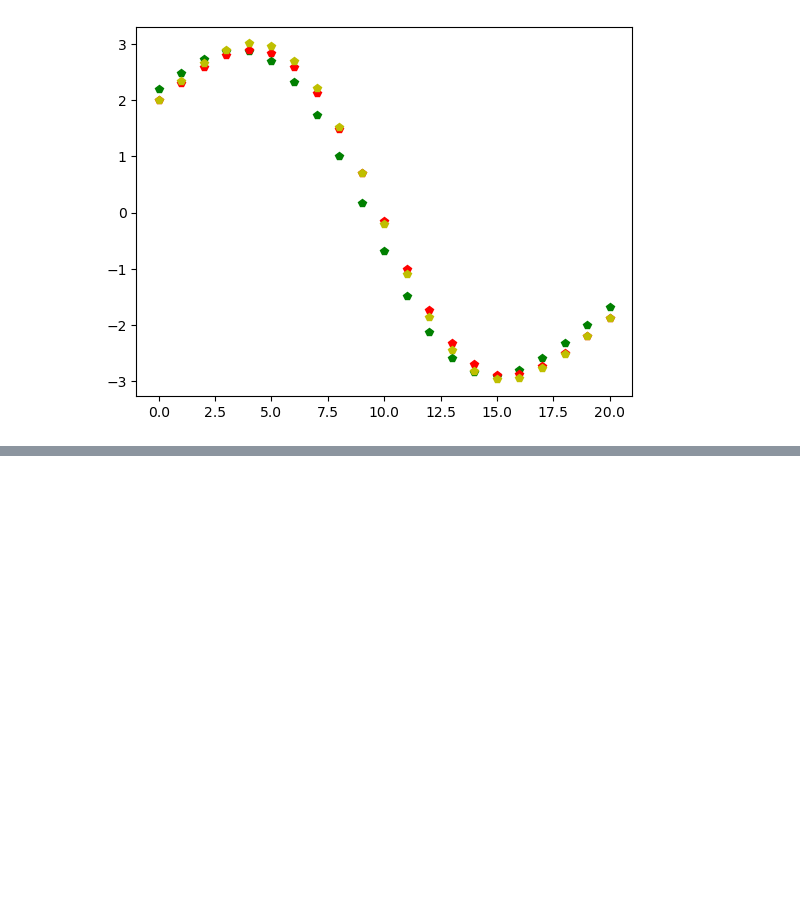
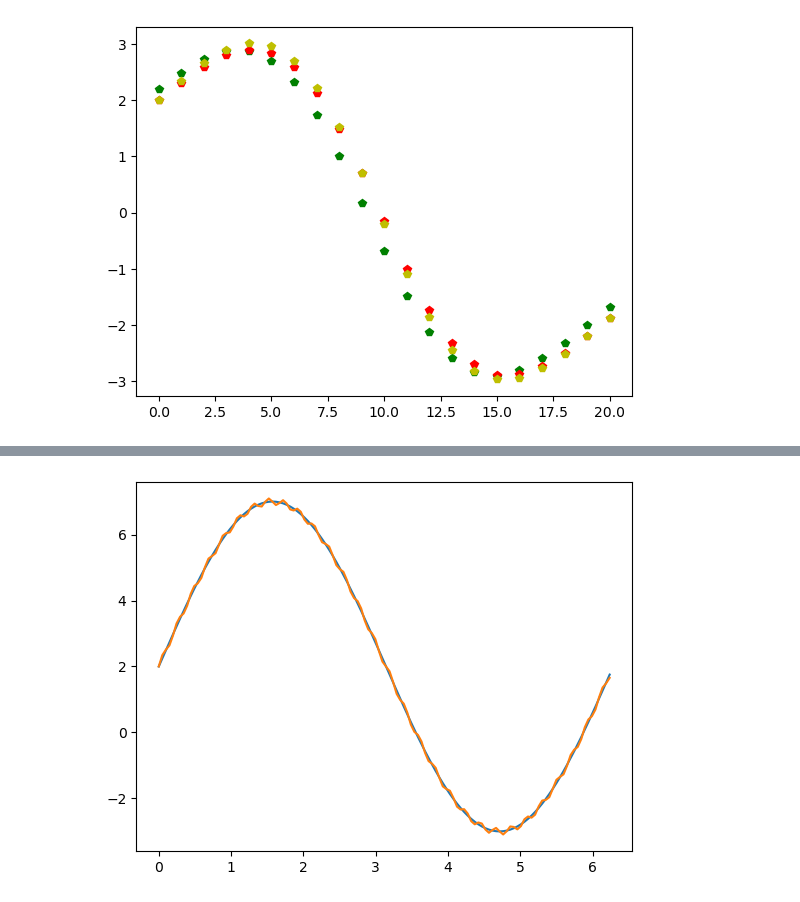
Before and after one commit to Arely00/ArelyGuadalupeJimenezDIaz-mn-2024, a Jupyter notebook: Ejercicios_capitulo_3.ipynb, the cells around one changed output, grey strips where cells are left out. Saved outputs shown, nothing was run; the diff lists cells and outputs as text; code cells hidden in the pictures; blank space fills up the shorter version.

```diff
--- a/Ejercicios_capitulo_3.ipynb
+++ b/Ejercicios_capitulo_3.ipynb
@@ -269,0 +288,25 @@ pyplot.show()
+# %%
+def g(ni):
+    n=10
+    g0=0
+    for i in range (n):
+        gi=g0+pow(-1,i)*pow((math.pi),i)*pow(2,(ni)*(-2)*(i))
+        g0=gi
+    return gi
+print ("g(h)")
+
+for i in range (2,10,1):
+    print (g(i))
+
+def Gm(n):
+    return (4*g(n/2)-g(n))/3
+print ("G(h)")
+for i in range (2,10,1):
+    print (Gm(i))
+
+def Gn(n):
+    return (16*g(n/2)-g(n))/15
+
+print ("Gn(h)")
+for i in range (2,10,1):
+    print (Gn(i))
@@ -269,0 +406,18 @@ pyplot.show()
+# %%
+xi=np.zeros(128)
+for i in range(0,128):
+    xi[i]=(i/128)*2*np.pi
+fx=np.zeros(128)
+for i in range(0,128):
+    fx[i]=2+5*sym.sin(xi[i])+0.1*sym.sin(30*xi[i])
+
+
+gx=np.zeros(128)
+for i in range(0,128):
+    gx[i]=2+5*sym.sin(xi[i])
+
+plt.plot(xi,gx)
+plt.plot(xi,fx)
+plt.show()
+# %% [output]
+[figure, added]
```
Also changed, not shown: parts of 8 cells of this notebook.
